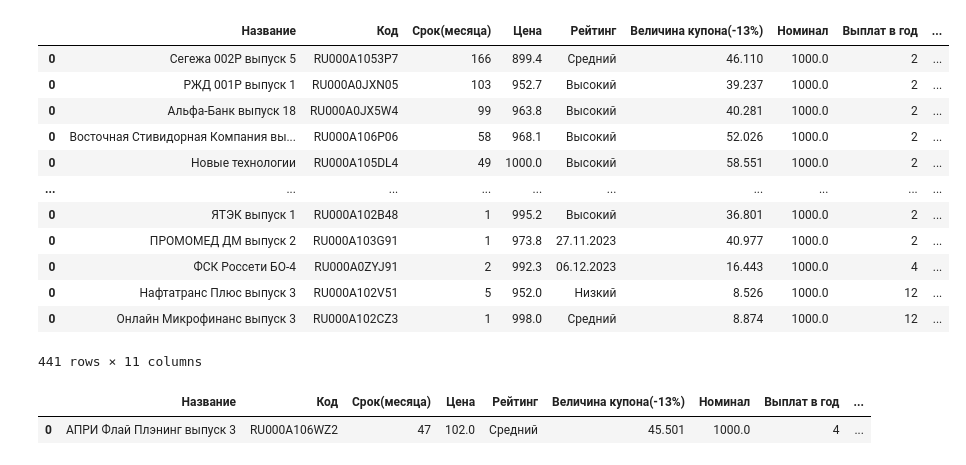
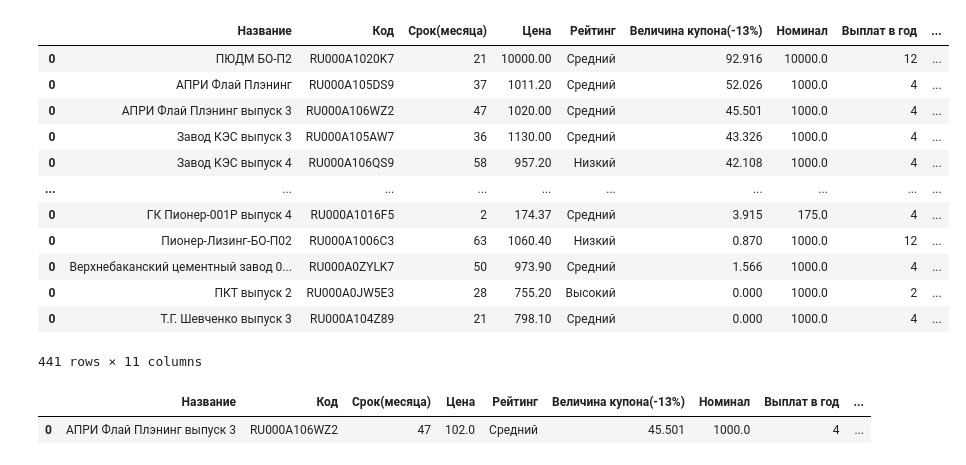
Before and after one commit to Meksis/Personal_projects, a Jupyter notebook: Obligations parser/parsers-tests.ipynb, the cells around one changed output. Drawn from its saved outputs; the diff is of its cells as text; code cells hidden in the pictures.

Commit message:
некоторые изменения
1- Доработана обработка ошибок, вычисление доходности.
2- Сделано сохранение в файл.
3- Добавлена обработка отсутствия величины купона.

```diff
--- a/Obligations parser/parsers-tests.ipynb
+++ b/Obligations parser/parsers-tests.ipynb
@@ -10,10 +10,14 @@ XPATH = By.XPATH
 url = 'https://www.tinkoff.ru/invest/bonds/?start=0&end=2400&country=Russian&orderType=Desc&sortType=ByYieldToClient'
 # %%
 class Obligations_parser:
-    def __init__(self, driver):
+    def __init__(self, driver, new_session = True):
         self.driver = driver
         self.driver.maximize_window()
-        self.driver.get(url)
+
+        if new_session:
+            self.driver.get(url)
+
+
         # self.obligations_data = pd.DataFrame(columns = ['Название', "Код", 'Ссылка', "Срок(месяца)", "Цена", "Номинал", "Выплат в год", "Величина купона(-13%)", "Прибыль в год(-13% с купона)", "Доходность(все время)", "Доходность(год)", "Амортизация", 'Рейтинг'])
         self.obligations_data = pd.DataFrame()
 
@@ -43,7 +47,7 @@ class Obligations_parser:
             self.driver.get(paper_url)
 
         else:
-            self.driver.refresh()
+            self.driver.get(paper_url)
 
         paper_data = {}
 
@@ -78,10 +82,15 @@ class Obligations_parser:
                         paper_data.update({'Номинал' : [float(paper_datas[counter].text.replace('\n', '').replace(',', '.').replace(' ', '')[ : -1])]})
 
                     case "Количество выплат в год":
+                        if 'Величина купона(-13%)' not in paper_data:
+                            paper_data.update({'Величина купона(-13%)' : [0]})
+
                         paper_data.update({'Выплат в год' : [int(paper_datas[counter].text)]})
                         paper_data.update({'Доходность(год)' : [paper_data['Выплат в год'][0] * paper_data['Величина купона(-13%)'][0]]})
                         # paper_data.update({'Доходность(все время)' : [paper_data['Срок(месяца)'][0] // 2 * paper_data['Доходность(год)'][0]]})
-                        paper_data.update({'Доходность(все время)' : [paper_data['Срок(месяца)'][0] // paper_data['Выплат в год'][0] * paper_data['Величина купона(-13%)'][0]]})
+                        # paper_data.update({'Доходность(все время)' : [paper_data['Срок(месяца)'][0] // paper_data['Выплат в год'][0] * paper_data['Величина купона(-13%)'][0]]})
+
+                        paper_data.update({'Доходность(все время)' : [paper_data['Срок(месяца)'][0] * 12 / paper_data['Выплат в год'][0] * paper_data['Величина купона(-13%)'][0]]})
 
 
                     case 'Амортизация':
@@ -91,6 +100,8 @@ class Obligations_parser:
             print(paper_data)
 
             paper_data.update({'Ссылка' : [paper_url]})
+
+
 
             # print(pd.DataFrame(paper_data))
             # print(pd.DataFrame.from_dict(paper_data), )
@@ -122,7 +133,10 @@ class Obligations_parser:
 
             paper_link = paper.find_element(XPATH, 'td').find_element(XPATH, 'a').get_attribute('href')
 
+
             self.grab_paper_info(paper_link)
+            print(len(self.obligations_data), '\n')
+
 
 
 
@@ -140,7 +154,7 @@ class Obligations_parser:
 # %%
 a = webdriver.Chrome()
 # %%
-parser_object = Obligations_parser(a)
+parser_object = Obligations_parser(a, True)
 # %%
 parser_object.elements_iterator()
 # %% [output]
@@ -168,5 +191,5 @@ Stacktrace:
 # %%
-df = parser_object.obligations_data
+df = parser_object.obligations_data.reset_index().drop('index', axis = 1)
 # %%
 df
 # %% [output]
@@ -186,18 +211,18 @@ df
 # %%
-df[df['Номинал'] <= 15000].sort_values(by=['Доходность(все время)'], ascending=False)
+df[df['Номинал'] <= 15000].sort_values(by=['Доходность(год)'], ascending=False)
 # %% [output]
 |  | Название | Код | Срок(месяца) | Цена | Рейтинг | Величина купона(-13%) | Номинал | Выплат в год | ... |
-| 0 | Сегежа 002P выпуск 5 | RU000A1053P7 | 166 | 899.4 | Средний | 46.110 | 1000.0 | 2 | ... |
-| 0 | РЖД 001Р выпуск 1 | RU000A0JXN05 | 103 | 952.7 | Высокий | 39.237 | 1000.0 | 2 | ... |
-| 0 | Альфа-Банк выпуск 18 | RU000A0JX5W4 | 99 | 963.8 | Высокий | 40.281 | 1000.0 | 2 | ... |
-| 0 | Восточная Стивидорная Компания вы... | RU000A106P06 | 58 | 968.1 | Высокий | 52.026 | 1000.0 | 2 | ... |
-| 0 | Новые технологии | RU000A105DL4 | 49 | 1000.0 | Высокий | 58.551 | 1000.0 | 2 | ... |
+| 0 | ПЮДМ БО-П2 | RU000A1020K7 | 21 | 10000.00 | Средний | 92.916 | 10000.0 | 12 | ... |
+| 0 | АПРИ Флай Плэнинг | RU000A105DS9 | 37 | 1011.20 | Средний | 52.026 | 1000.0 | 4 | ... |
+| 0 | АПРИ Флай Плэнинг выпуск 3 | RU000A106WZ2 | 47 | 1020.00 | Средний | 45.501 | 1000.0 | 4 | ... |
+| 0 | Завод КЭС выпуск 3 | RU000A105AW7 | 36 | 1130.00 | Средний | 43.326 | 1000.0 | 4 | ... |
+| 0 | Завод КЭС выпуск 4 | RU000A106QS9 | 58 | 957.20 | Низкий | 42.108 | 1000.0 | 4 | ... |
 | ... | ... | ... | ... | ... | ... | ... | ... | ... | ... |
-| 0 | ЯТЭК выпуск 1 | RU000A102B48 | 1 | 995.2 | Высокий | 36.801 | 1000.0 | 2 | ... |
-| 0 | ПРОМОМЕД ДМ выпуск 2 | RU000A103G91 | 1 | 973.8 | 27.11.2023 | 40.977 | 1000.0 | 2 | ... |
-| 0 | ФСК Россети БО-4 | RU000A0ZYJ91 | 2 | 992.3 | 06.12.2023 | 16.443 | 1000.0 | 4 | ... |
-| 0 | Нафтатранс Плюс выпуск 3 | RU000A102V51 | 5 | 952.0 | Низкий | 8.526 | 1000.0 | 12 | ... |
-| 0 | Онлайн Микрофинанс выпуск 3 | RU000A102CZ3 | 1 | 998.0 | Средний | 8.874 | 1000.0 | 12 | ... |
+| 0 | ГК Пионер-001P выпуск 4 | RU000A1016F5 | 2 | 174.37 | Средний | 3.915 | 175.0 | 4 | ... |
+| 0 | Пионер-Лизинг-БО-П02 | RU000A1006C3 | 63 | 1060.40 | Низкий | 0.870 | 1000.0 | 12 | ... |
+| 0 | Верхнебаканский цементный завод 0... | RU000A0ZYLK7 | 50 | 973.90 | Средний | 1.566 | 1000.0 | 4 | ... |
+| 0 | ПКТ выпуск 2 | RU000A0JW5E3 | 28 | 755.20 | Высокий | 0.000 | 1000.0 | 2 | ... |
+| 0 | Т.Г. Шевченко выпуск 3 | RU000A104Z89 | 21 | 798.10 | Средний | 0.000 | 1000.0 | 4 | ... |
 441 rows × 11 columns
 # %%
 df[df['Код'] == 'RU000A106WZ2']
```
Also changed, not shown: parts of 4 cells of this notebook, 1 other file.
